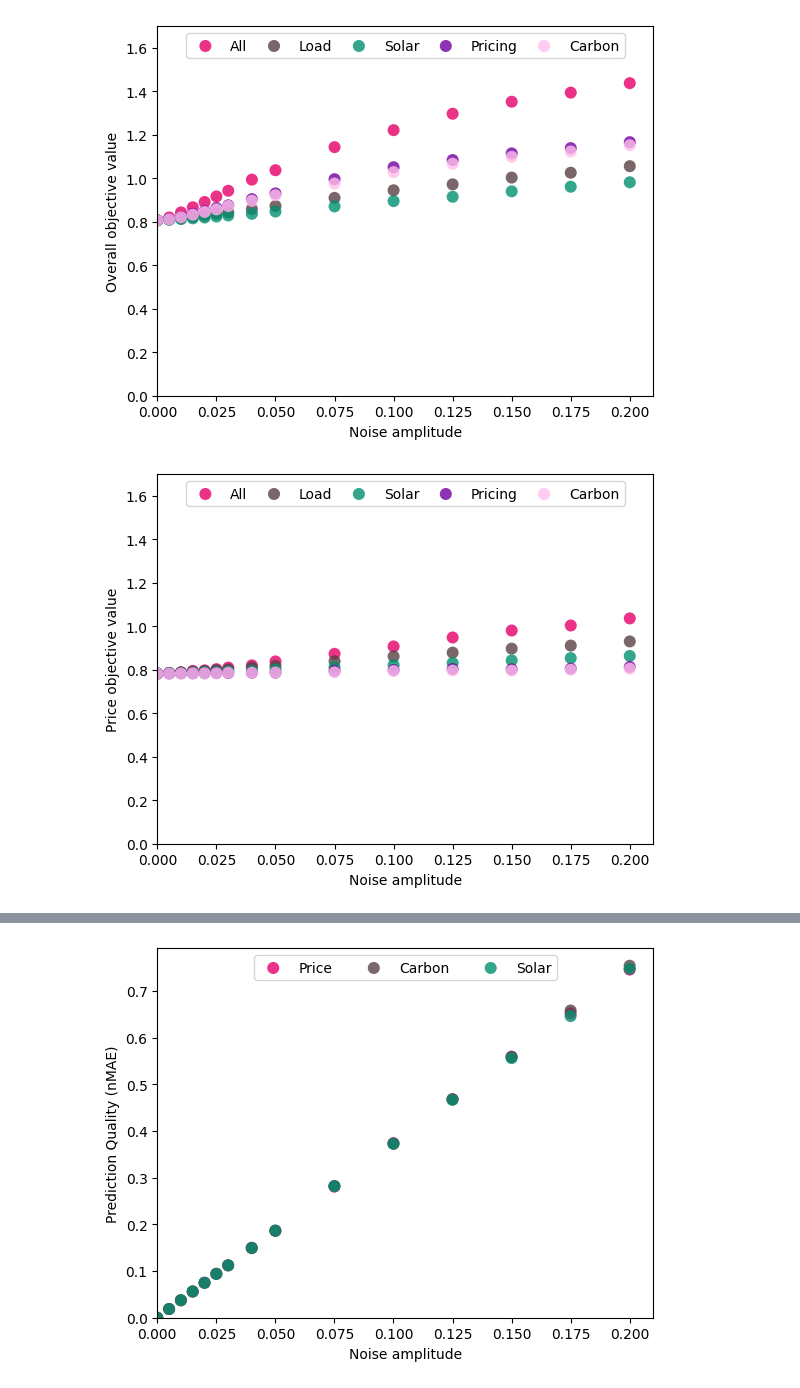
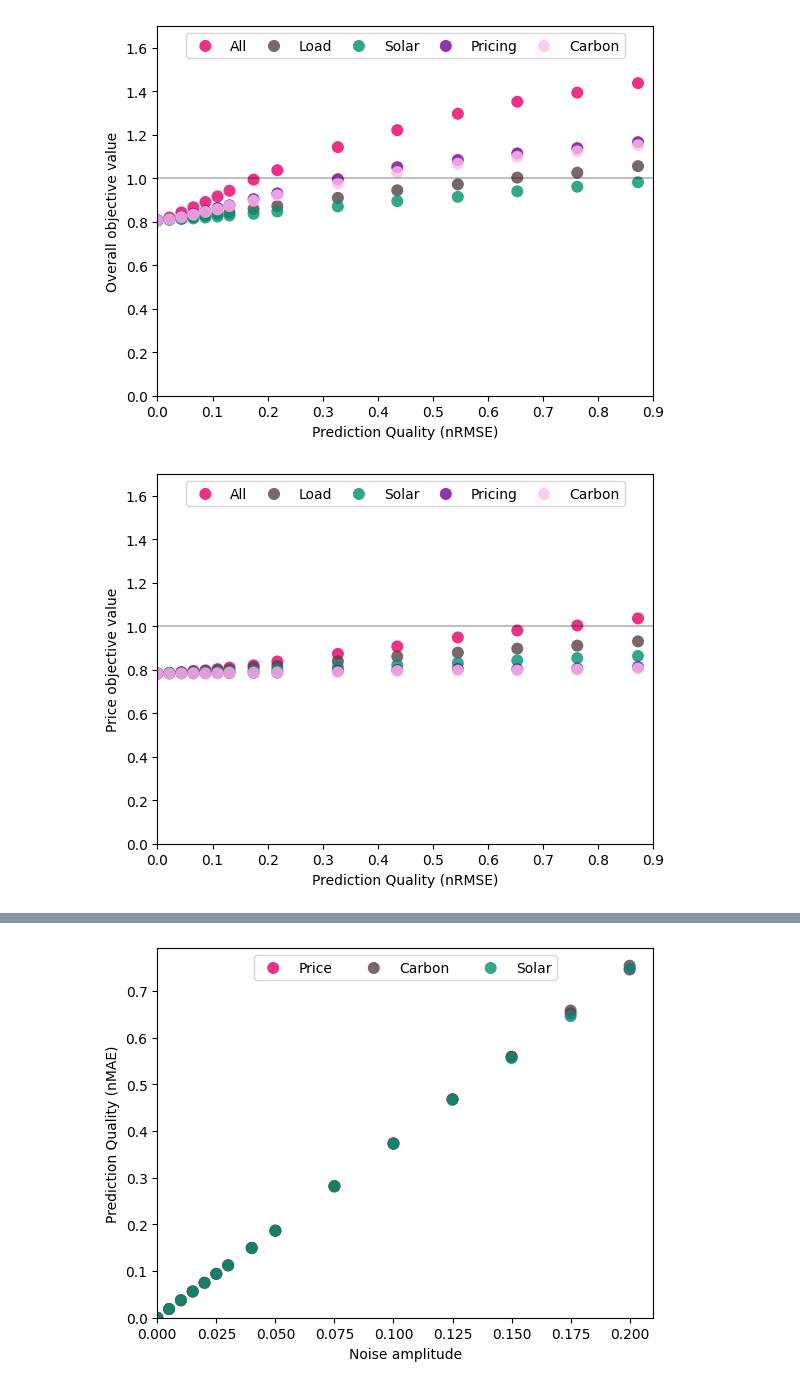
Before and after one commit to EECi/Annex_37, a Jupyter notebook: plots/plot_control_sensitivity.ipynb, the cells around one changed output, grey strips where cells are left out. Drawn from its saved outputs; the diff is of its cells as text; code cells hidden in the pictures.

Commit message:
Finalise control sens plots

```diff
--- a/plots/plot_control_sensitivity.ipynb
+++ b/plots/plot_control_sensitivity.ipynb
@@ -17,15 +19,19 @@ columns = ['Overall','Price','Carbon','Grid']
+# %%
+prediction_variables = ['P','C','S']+['L%s'%id for id in UCam_ids[:8]]
+prediction_acc_per_noise_level = [np.mean([noise_results[(noise_results['Metric']=='gmnRMSE') & (noise_results['Model Name']==('noise-all-'+str(nl)))][var].iloc[0] for var in prediction_variables]) for nl in noise_levels]
 # %%
 for ymax in [1.5, 5.25]:
     fig, ax = plt.subplots()
+    ax.hlines([1], 0, 0.9, color='k', alpha=0.25)
     for i, col in enumerate(columns):
         ax.scatter(
-            noise_levels,sens_results[sens_results.Model.str.startswith('noise-all-')][col],
+            prediction_acc_per_noise_level,sens_results[sens_results.Model.str.startswith('noise-all-')][col],
             label=col, zorder=len(columns)-i,
             color=eeci_colors[i], alpha=0.8, edgecolors='none',s=75
         )
-    plt.xlim(0)
+    plt.xlim(0,0.9)
     plt.ylim(0,ymax)
-    plt.xlabel('Noise amplitude')
+    plt.xlabel('Prediction Quality (nRMSE)')
     plt.ylabel(f'Objective (contribution) value')
     plt.legend(loc='upper center', bbox_to_anchor=(0.5, 1), ncol=4, fancybox=True)
     plt.show()
@@ -35,11 +41,12 @@ for ymax in [1.5, 5.25]:
 # %%
 for ymax in [1.2, 2.5]:
     fig, ax = plt.subplots()
+    ax.hlines([1], 0, 0.9, color='k', alpha=0.25)
     for i, col in enumerate(columns):
-        ax.scatter(noise_levels,sens_results[sens_results.Model.str.startswith('noise-load-')][col],label=col,color=eeci_colors[i], alpha=0.8, edgecolors='none',s=75)
-    plt.xlim(0)
+        ax.scatter(prediction_acc_per_noise_level,sens_results[sens_results.Model.str.startswith('noise-load-')][col],label=col,color=eeci_colors[i], alpha=0.8, edgecolors='none',s=75)
+    plt.xlim(0,0.9)
     plt.ylim(0,ymax)
-    plt.xlabel('Noise amplitude')
+    plt.xlabel('Prediction Quality (nRMSE)')
     plt.ylabel(f'Objective (contribution) value')
     plt.legend(loc='upper center', bbox_to_anchor=(0.5, 1), ncol=4, fancybox=True)
     plt.show()
@@ -49,17 +56,18 @@ for ymax in [1.2, 2.5]:
 # %%
 noise_types = ['all','load','solar','pricing','carbon']
 noise_labels = ['All','Load','Solar','Pricing','Carbon']
 
 for col in columns:
     fig, ax = plt.subplots()
+    ax.hlines([1], 0, 0.9, color='k', alpha=0.25)
     for i, n in enumerate(noise_types):
-        ax.scatter(noise_levels,sens_results[sens_results.Model.str.startswith('noise-%s-'%n)][col],label=noise_labels[i],color=eeci_colors[i], alpha=0.8, edgecolors='none',s=75)
-    plt.xlim(0)
+        ax.scatter(prediction_acc_per_noise_level,sens_results[sens_results.Model.str.startswith('noise-%s-'%n)][col],label=noise_labels[i],color=eeci_colors[i], alpha=0.8, edgecolors='none',s=75)
+    plt.xlim(0,0.9)
     plt.ylim(0,1.7)
-    plt.xlabel('Noise amplitude')
+    plt.xlabel('Prediction Quality (nRMSE)')
     plt.ylabel(f'{col} objective value')
     plt.legend(loc='upper center', bbox_to_anchor=(0.5, 1), ncol=5, fancybox=True, columnspacing=0.9)
     plt.show()
 # %% [output]
-[figure, old version]
+[figure, new version]
-[figure, old version]
+[figure, new version]
```
Also changed, not shown: parts of 5 cells of this notebook.
